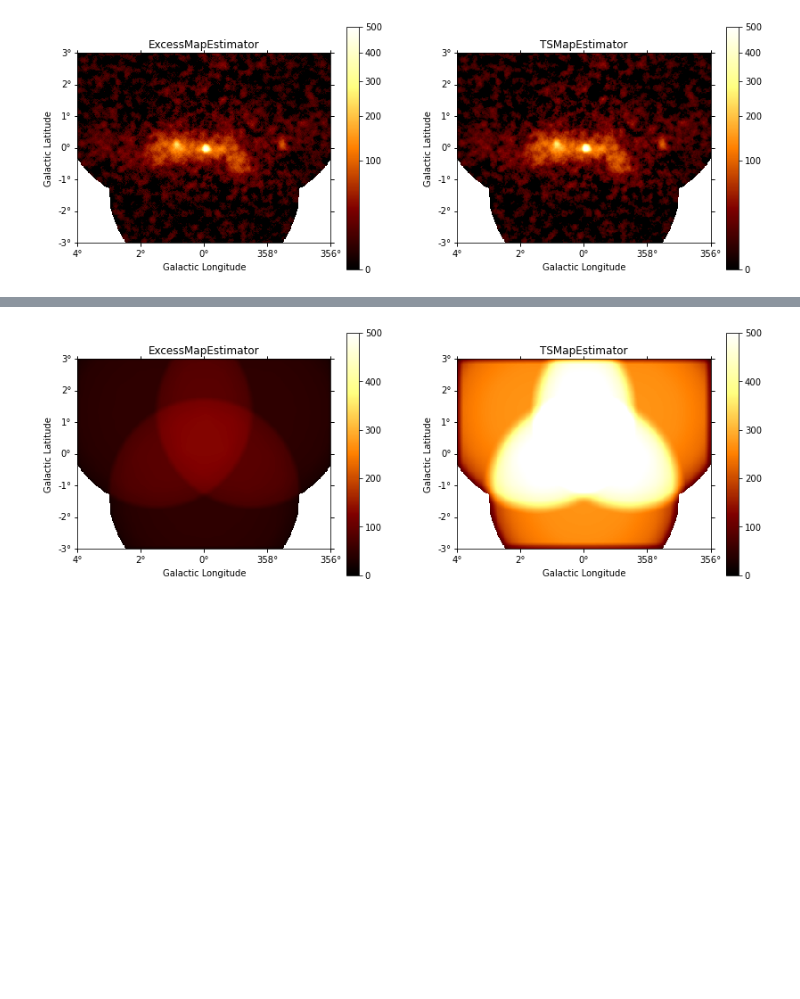
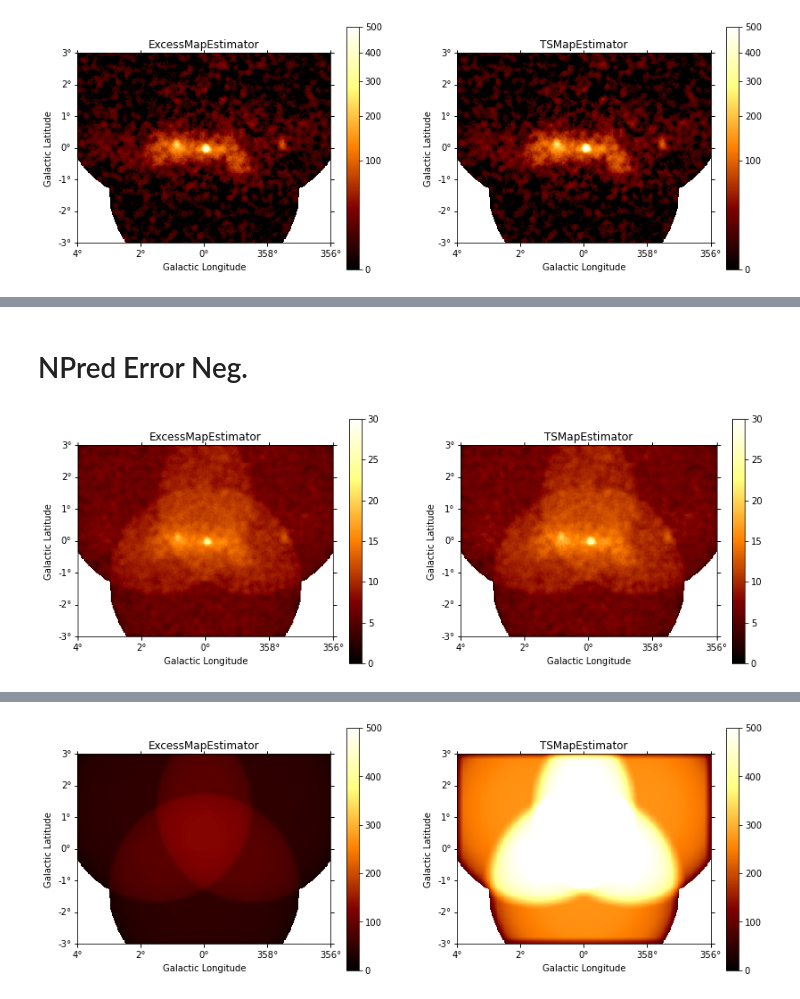
Before and after one commit to adonath/notebooks-public, a Jupyter notebook: excess-vs-ts-map-estimator.ipynb, the cells around one changed output, grey strips where cells are left out. Cells and saved outputs as stored; diff of their text form; code cells hidden in the pictures; blank space fills up the shorter version.

```diff
--- a/excess-vs-ts-map-estimator.ipynb
+++ b/excess-vs-ts-map-estimator.ipynb
@@ -175,0 +213,12 @@ plot_side_by_side(
+# %% [markdown]
+# NPred Error Neg.
+# %%
+plot_side_by_side(
+    result.npred_errn,
+    result_ts.npred_errn,
+    add_cbar=True,
+    vmin=0,
+    vmax=30,
+);
+# %% [output]
+[figure, added]
```
Also changed, not shown: parts of 19 cells of this notebook.
